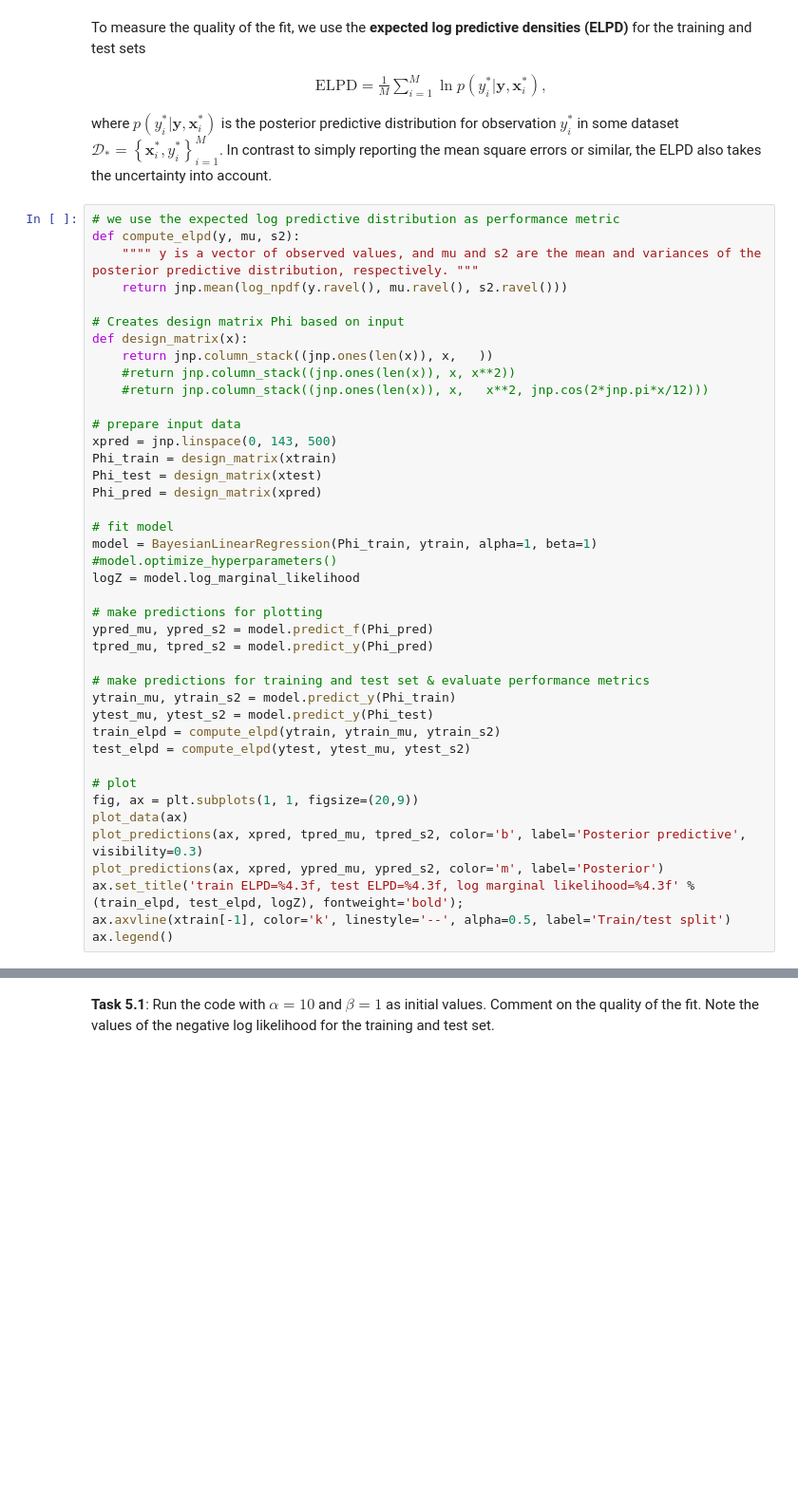
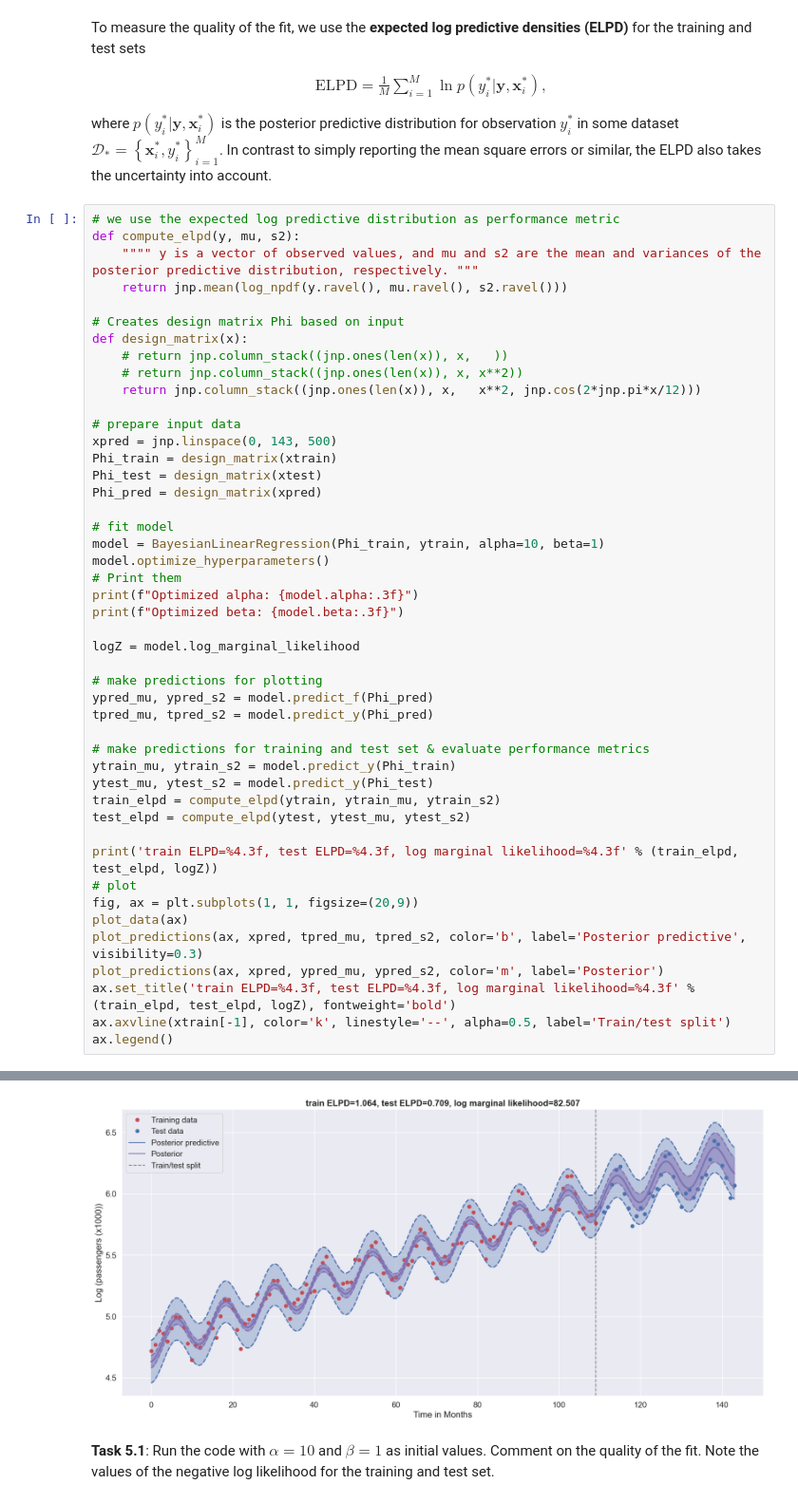
Before and after one commit to tzikos/Bayesian-ML-coursework, a Jupyter notebook: Week3/ex3_handout.ipynb, the cells around one changed output, grey strips where cells are left out. Shown at 95% size. Cells and saved outputs as stored; diff of their text form; blank space fills up the shorter version.

```diff
--- a/Week3/ex3_handout.ipynb
+++ b/Week3/ex3_handout.ipynb
@@ -558,9 +889,9 @@ def compute_elpd(y, mu, s2):
 
 # Creates design matrix Phi based on input
 def design_matrix(x):
-    return jnp.column_stack((jnp.ones(len(x)), x,   ))
-    #return jnp.column_stack((jnp.ones(len(x)), x, x**2))
-    #return jnp.column_stack((jnp.ones(len(x)), x,   x**2, jnp.cos(2*jnp.pi*x/12)))
+    # return jnp.column_stack((jnp.ones(len(x)), x,   ))
+    # return jnp.column_stack((jnp.ones(len(x)), x, x**2))
+    return jnp.column_stack((jnp.ones(len(x)), x,   x**2, jnp.cos(2*jnp.pi*x/12)))
 
 # prepare input data
 xpred = jnp.linspace(0, 143, 500)
@@ -569,8 +900,12 @@ Phi_test = design_matrix(xtest)
 Phi_pred = design_matrix(xpred)
 
 # fit model
-model = BayesianLinearRegression(Phi_train, ytrain, alpha=1, beta=1)
-#model.optimize_hyperparameters()
+model = BayesianLinearRegression(Phi_train, ytrain, alpha=10, beta=1)
+model.optimize_hyperparameters()
+# Print them
+print(f"Optimized alpha: {model.alpha:.3f}")
+print(f"Optimized beta: {model.beta:.3f}")
+
 logZ = model.log_marginal_likelihood
 
 # make predictions for plotting
@@ -583,11 +918,13 @@ ytest_mu, ytest_s2 = model.predict_y(Phi_test)
 train_elpd = compute_elpd(ytrain, ytrain_mu, ytrain_s2)
 test_elpd = compute_elpd(ytest, ytest_mu, ytest_s2)
 
+print('train ELPD=%4.3f, test ELPD=%4.3f, log marginal likelihood=%4.3f' % (train_elpd, test_elpd, logZ))
 # plot
 fig, ax = plt.subplots(1, 1, figsize=(20,9))
 plot_data(ax)
 plot_predictions(ax, xpred, tpred_mu, tpred_s2, color='b', label='Posterior predictive', visibility=0.3)
 plot_predictions(ax, xpred, ypred_mu, ypred_s2, color='m', label='Posterior')
-ax.set_title('train ELPD=%4.3f, test ELPD=%4.3f, log marginal likelihood=%4.3f' % (train_elpd, test_elpd, logZ), fontweight='bold');
+ax.set_title('train ELPD=%4.3f, test ELPD=%4.3f, log marginal likelihood=%4.3f' % (train_elpd, test_elpd, logZ), fontweight='bold')
 ax.axvline(xtrain[-1], color='k', linestyle='--', alpha=0.5, label='Train/test split')
 ax.legend()
+# %% [output]
@@ -594,3 +935,4 @@ ax.legend()
+[figure, added]
 # %% [markdown]
 
 **Task 5.1**: Run the code with $\alpha = 10$ and $\beta = 1$ as initial values. Comment on the quality of the fit. Note the values of the negative log likelihood for the training and test set.
```
Also changed, not shown: parts of 37 cells of this notebook.
